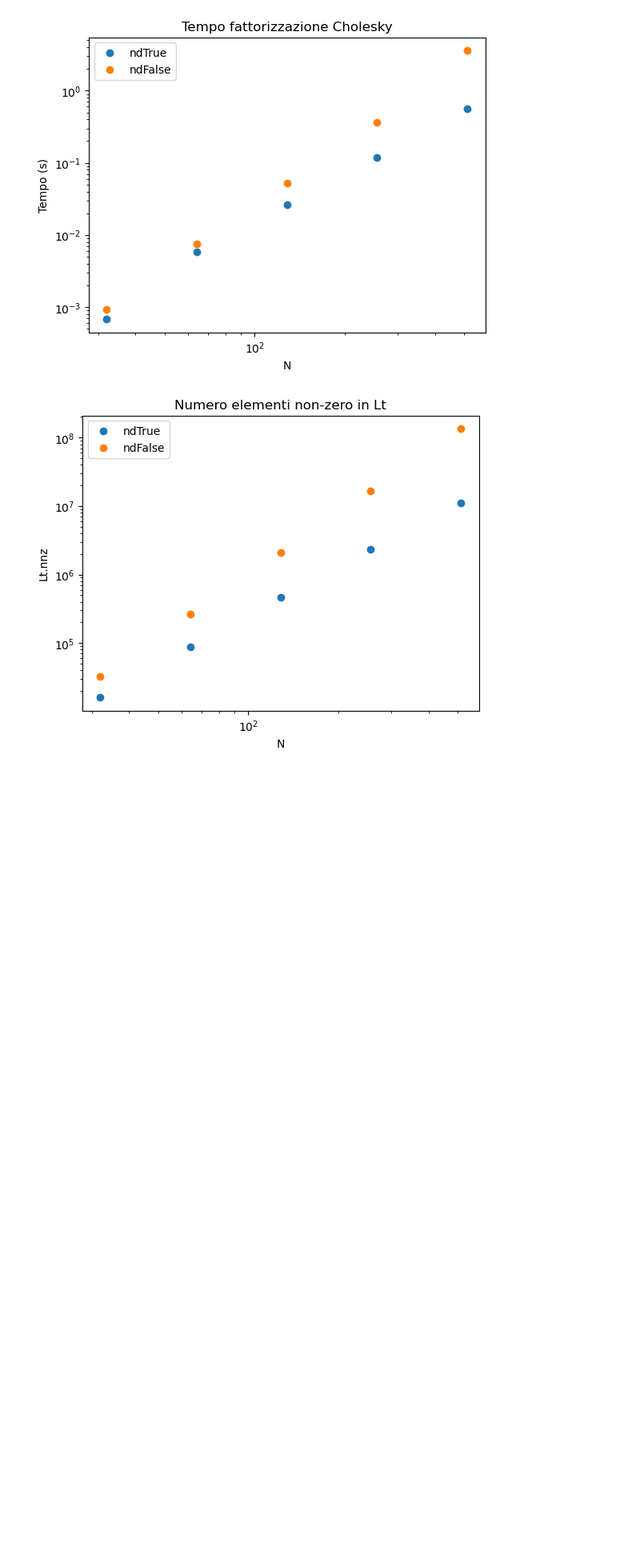
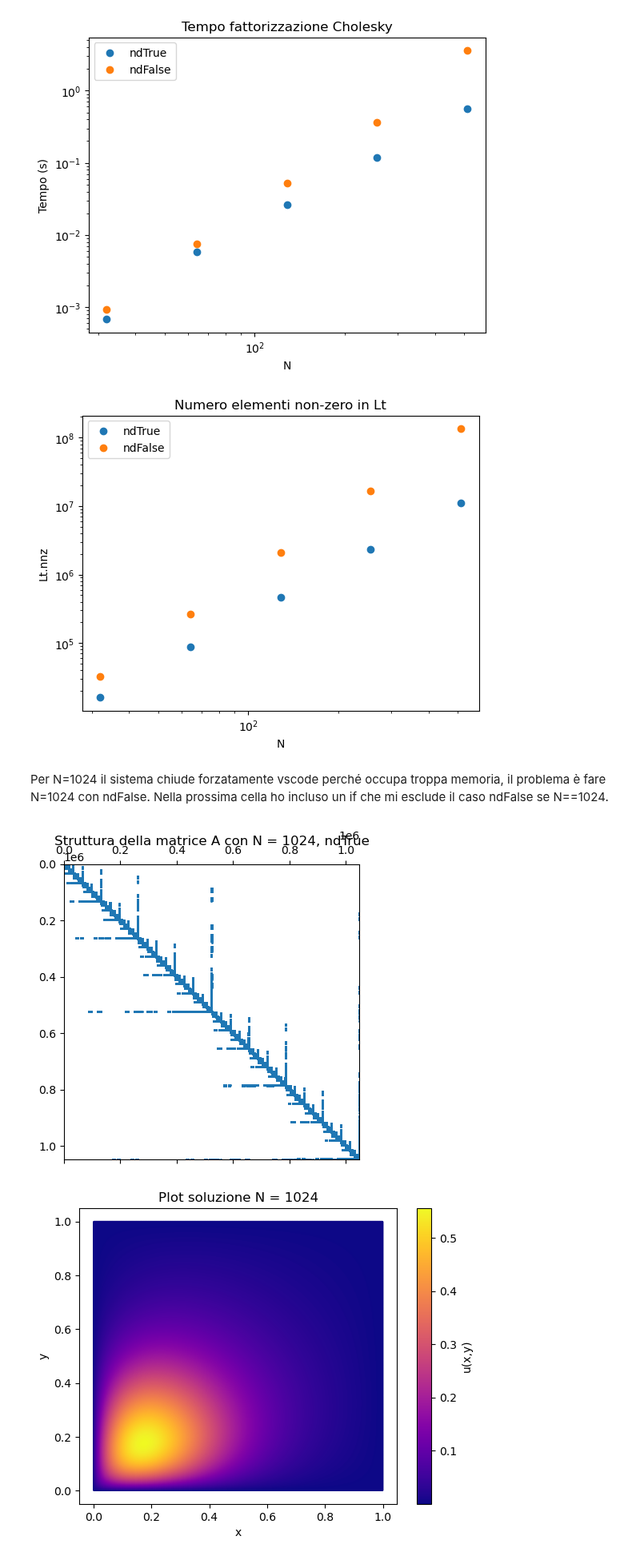
Before and after one commit to Emipano/HeatEquationSolver, a Jupyter notebook: tasks4_5.ipynb, the cells around one changed output. Shown at 80% size. Saved outputs shown, nothing was run; the diff lists cells and outputs as text; code cells hidden in the pictures; blank space fills up the shorter version.

Commit message:
task5: aggiunto caso N=1024 ndFalse

```diff
--- a/tasks4_5.ipynb
+++ b/tasks4_5.ipynb
@@ -135,3 +135,63 @@ plt.show()
 # %% [output]
 [figure]
 [figure]
+# %% [markdown]
+Per N=1024 il sistema chiude forzatamente vscode perché occupa troppa memoria, il problema è fare N=1024 con ndFalse. Nella prossima cella ho incluso un if che mi esclude il caso ndFalse se N==1024.
+# %%
+import numpy as np
+import matplotlib.pyplot as plt
+import subprocess
+
+dati = []
+
+for N in [1024]: # Non sto a ripetere N=64,..,512 perché verrebbe esattamente uguale a prima ma il codice è fatto per funzionare anche includendoli
+    subprocess.run(["./task1", str(N)]) # task1
+    n, i, j, x_coord, y_coord = np.loadtxt("coords.txt", unpack=True) # importa griglia per plot
+
+    subprocess.run(["./task2"]) # task2
+    mmap, nmap = np.loadtxt("ordering.txt", unpack=True) # importa ordering per rimappatura output task4
+    mmap = mmap.astype(int) # servono come int perché altrimenti non li accetta come indici
+    nmap = nmap.astype(int)
+
+    for modalita in ["ndTrue", "ndFalse"]:
+
+
+        if modalita == "ndFalse" and N == 1024: # 1024 lo faccio solo con ndTrue
+            dati.append({"N": N, "modalita": modalita, "tempo": None, "nnz": None})
+            continue
+
+        subprocess.run(["./task3", str(N), modalita]) # task3
+
+        x, tempo, nnz, A = task4() # task4
+        dati.append({"N": N, "modalita": modalita, "tempo": tempo, "nnz": nnz})
+
+        T = np.zeros(len(n)) # definisco vuoto e riempio con ordinamento giusto più tardi
+
+        ## riordinamento x
+        if modalita == "ndTrue":
+            # caso ordinamento nested dissection
+            for k in range(len(mmap)):
+                T[nmap[k]] = x[mmap[k]]
+        else:
+            # caso ordinamento naturale
+            T = x
+
+        ## struttura di A
+        plt.figure()
+        plt.spy(A, markersize=1)
+        plt.title(f"Struttura della matrice A con N = {N}, {modalita}")
+
+    ## plot soluzione
+    plt.figure()
+    plt.scatter(x_coord, y_coord, c=T, cmap="plasma", s=1, marker=".")
+    plt.colorbar(label="u(x,y)")
+    plt.xlabel("x")
+    plt.ylabel("y")
+    plt.title(f"Plot soluzione N = {N}")
+
+
+plt.show()
+plt.close()
+# %% [output]
+[figure, added]
+[figure, added]
```
Also changed, not shown: parts of 1 cell of this notebook, 1 other file.
